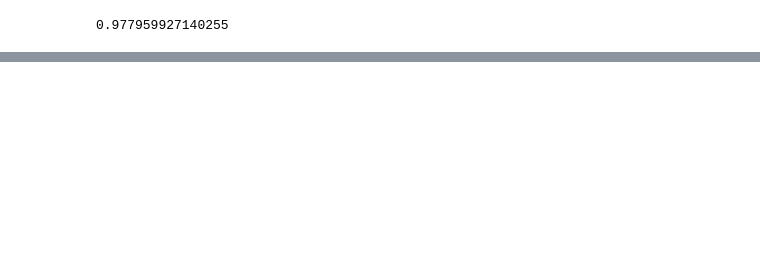
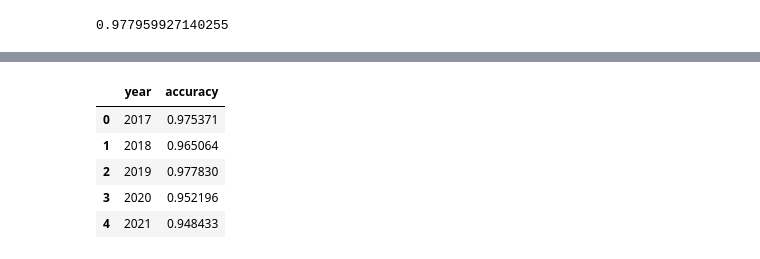
Before and after one commit to jacance/slam-dunk-analytics, a Jupyter notebook: ML_Test_TTS.ipynb, the cells around one changed output, grey strips where cells are left out. Drawn from its saved outputs; the diff is of its cells as text; code cells hidden in the pictures; blank space fills up the shorter version.

```diff
--- a/ML_Test_TTS.ipynb
+++ b/ML_Test_TTS.ipynb
@@ -552,0 +486,38 @@ for i in range(1, len(X.columns)):
+# %%
+X2016_scaler = StandardScaler().fit(Xpre2016_train)
+X2017_scaler = StandardScaler().fit(Xpre2017_train)
+X2018_scaler = StandardScaler().fit(Xpre2018_train)
+X2019_scaler = StandardScaler().fit(Xpre2019_train)
+X2020_scaler = StandardScaler().fit(Xpre2020_train)
+
+Xpre2016_train_scaled = X2016_scaler.transform(Xpre2016_train)
+Xpre2016_test_scaled = X2016_scaler.transform(Xpre2016_test)
+
+Xpre2017_train_scaled = X2017_scaler.transform(Xpre2017_train)
+Xpre2017_test_scaled = X2017_scaler.transform(Xpre2017_test)
+
+Xpre2018_train_scaled = X2018_scaler.transform(Xpre2018_train)
+Xpre2018_test_scaled = X2018_scaler.transform(Xpre2018_test)
+
+Xpre2019_train_scaled = X2019_scaler.transform(Xpre2019_train)
+Xpre2019_test_scaled = X2019_scaler.transform(Xpre2019_test)
+
+Xpre2020_train_scaled = X2020_scaler.transform(Xpre2020_train)
+Xpre2020_test_scaled = X2020_scaler.transform(Xpre2020_test)
+# %%
+clf = tree.DecisionTreeClassifier()
+clf2016 = clf.fit(Xpre2016_train_scaled, ypre2016_train)
+clf2017 = clf.fit(Xpre2017_train_scaled, ypre2017_train)
+clf2018 = clf.fit(Xpre2018_train_scaled, ypre2018_train)
+clf2019 = clf.fit(Xpre2019_train_scaled, ypre2019_train)
+clf2020 = clf.fit(Xpre2020_train_scaled, ypre2020_train)
+print("DecisionTreeClassifier 2016 Train score", clf2016.score(Xpre2016_train_scaled, ypre2016_train))
+print("DecisionTreeClassifier 2016 Test score", clf2016.score(Xpre2016_test_scaled, ypre2016_test))
+print("DecisionTreeClassifier 2017 Train score", clf2017.score(Xpre2017_train_scaled, ypre2017_train))
+print("DecisionTreeClassifier 2017 Test score", clf2017.score(Xpre2017_test_scaled, ypre2017_test))
+print("DecisionTreeClassifier 2018 Train score", clf2018.score(Xpre2018_train_scaled, ypre2018_train))
+print("DecisionTreeClassifier 2018 Test score", clf2018.score(Xpre2018_test_scaled, ypre2018_test))
+print("DecisionTreeClassifier 2019 Train score", clf2019.score(Xpre2019_train_scaled, ypre2019_train))
+print("DecisionTreeClassifier 2019 Test score", clf2019.score(Xpre2019_test_scaled, ypre2019_test))
+print("DecisionTreeClassifier 2020 Train score", clf2020.score(Xpre2020_train_scaled, ypre2020_train))
+print("DecisionTreeClassifier 2020 Test score", clf2020.score(Xpre2020_test_scaled, ypre2020_test))
@@ -552,0 +793,10 @@ for i in range(1, len(X.columns)):
+# %%
+tree_accuracies = pd.DataFrame({'year': [2017, 2018, 2019, 2020, 2021], 'accuracy': [clf2017.score(Xpre2017_test_scaled, ypre2017_test), clf2018.score(Xpre2018_test_scaled, ypre2018_test), clf2019.score(Xpre2019_test_scaled, ypre2019_test), clf2020.score(Xpre2020_test_scaled, ypre2020_test), clf2.score(Xnot2021_test_scaled, ynot2021_test)]})
+tree_accuracies
+# %% [output]
+|  | year | accuracy |
+| 0 | 2017 | 0.975371 |
+| 1 | 2018 | 0.965064 |
+| 2 | 2019 | 0.977830 |
+| 3 | 2020 | 0.952196 |
+| 4 | 2021 | 0.948433 |
```
Also changed, not shown: parts of 86 cells of this notebook.
